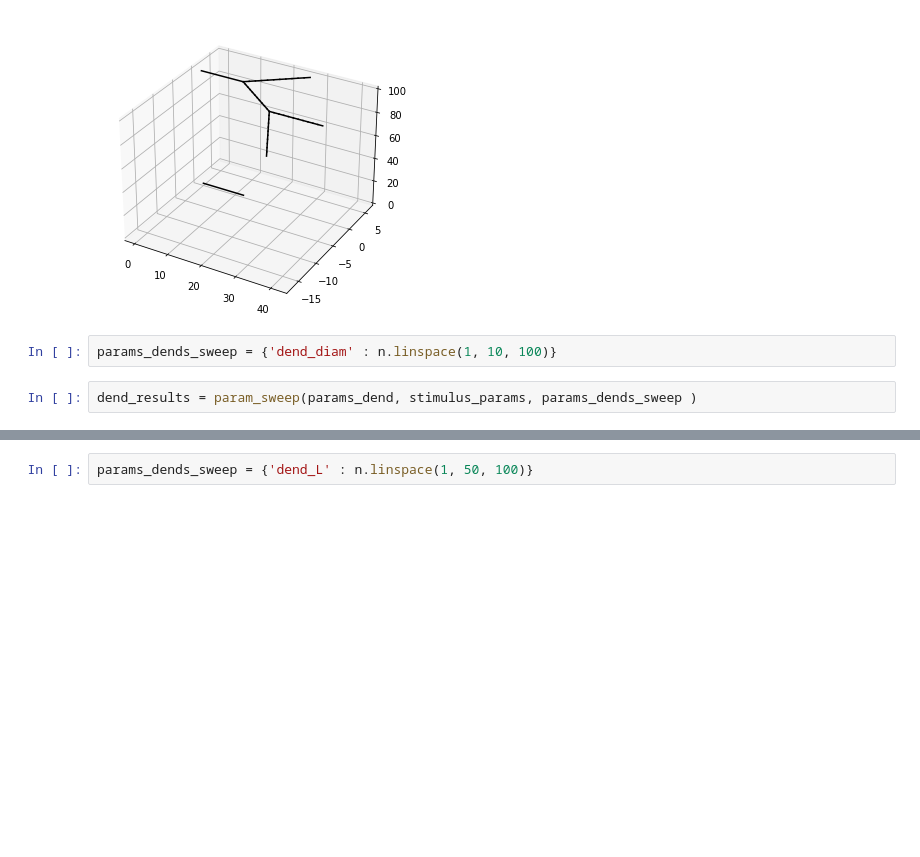
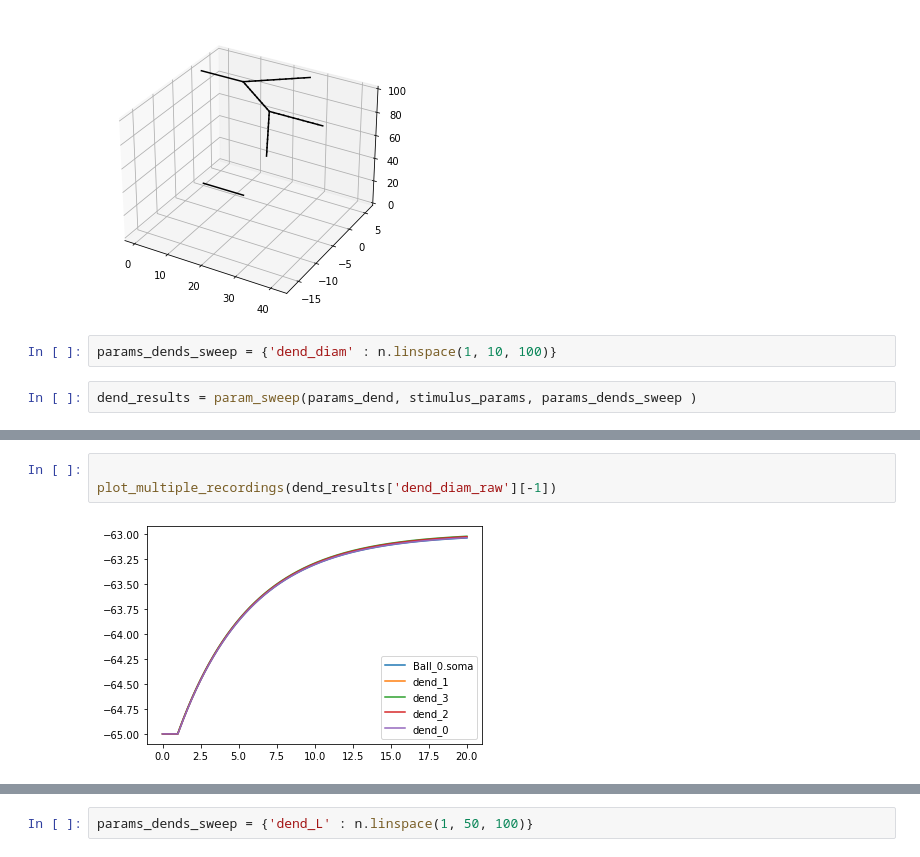
Before and after one commit to alihaydaroglu/swc-neuron-sims, a Jupyter notebook: passive_properties.ipynb, the cells around one changed output, grey strips where cells are left out. Saved outputs shown, nothing was run; the diff lists cells and outputs as text; blank space fills up the shorter version.

```diff
--- a/passive_properties.ipynb
+++ b/passive_properties.ipynb
@@ -326,2 +331,7 @@ plot_multiple_recordings(dend_results['dend_diam_raw'][0])
+# %%
+
+plot_multiple_recordings(dend_results['dend_diam_raw'][-1])
+# %% [output]
+[figure, added]
 # %%
 plot_sweep(dend_results, 'dend_diam');
```
Also changed, not shown: parts of 9 cells of this notebook, 2 other files.
